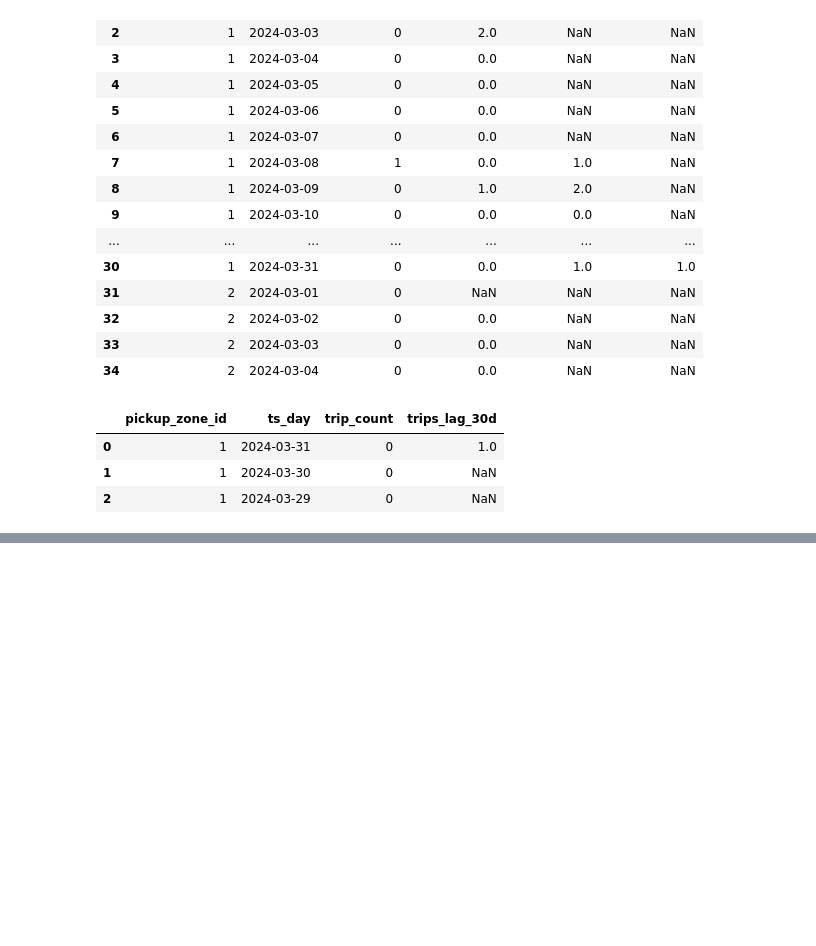
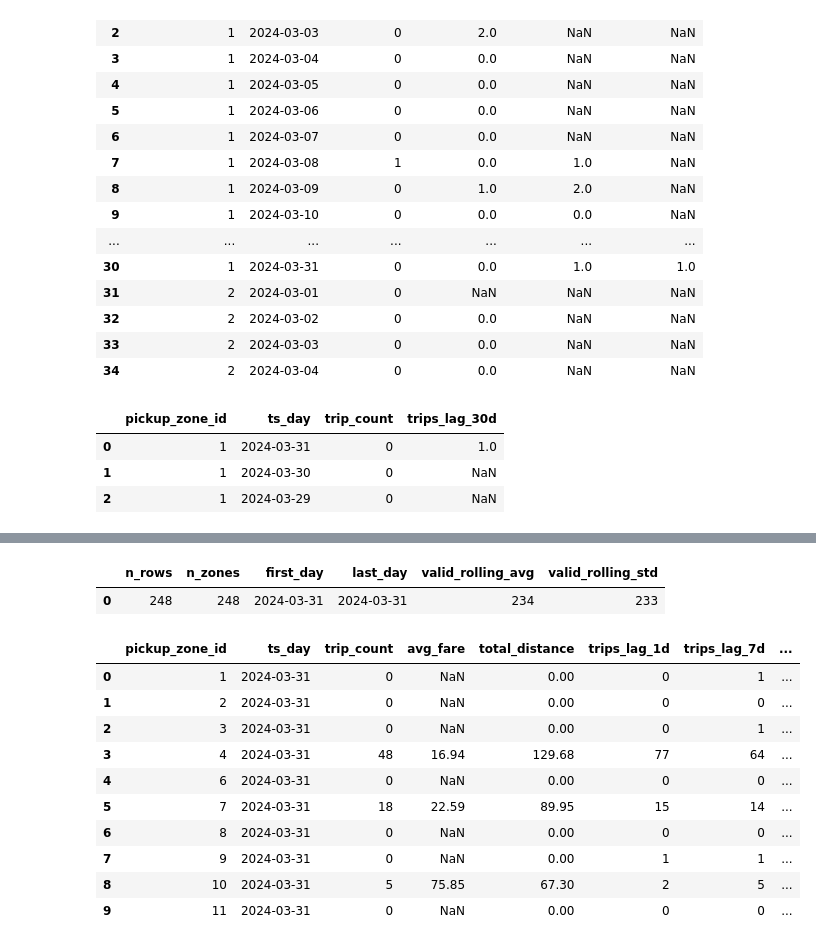
Before and after one commit to BorysZhyhalo/goit-rdb-hw-07, a Jupyter notebook: hw_07_rdb.ipynb, the cells around one changed output, grey strips where cells are left out. Drawn from its saved outputs; the diff is of its cells as text; code cells hidden in the pictures; blank space fills up the shorter version.

```diff
--- a/hw_07_rdb.ipynb
+++ b/hw_07_rdb.ipynb
@@ -291,0 +390,37 @@ display(pd.read_sql("""
+# %%
+#Validation
+display(pd.read_sql("""
+    SELECT
+        COUNT(*) AS n_rows,
+        COUNT(DISTINCT pickup_zone_id) AS n_zones,
+        MIN(ts_day) AS first_day,
+        MAX(ts_day) AS last_day,
+        COUNT(*) FILTER (
+            WHERE rolling_avg_fare_7d IS NOT NULL
+        ) AS valid_rolling_avg,
+        COUNT(*) FILTER (
+            WHERE rolling_std_fare_30d IS NOT NULL
+        ) AS valid_rolling_std
+    FROM v_t7_hw_taxi_features;
+""", engine))
+
+display(pd.read_sql("""
+    SELECT *
+    FROM v_t7_hw_taxi_features
+    ORDER BY pickup_zone_id
+    LIMIT 10;
+""", engine))
+# %% [output]
+|  | n_rows | n_zones | first_day | last_day | valid_rolling_avg | valid_rolling_std |
+| 0 | 248 | 248 | 2024-03-31 | 2024-03-31 | 234 | 233 |
+|  | pickup_zone_id | ts_day | trip_count | avg_fare | total_distance | trips_lag_1d | trips_lag_7d | ... |
+| 0 | 1 | 2024-03-31 | 0 | NaN | 0.00 | 0 | 1 | ... |
+| 1 | 2 | 2024-03-31 | 0 | NaN | 0.00 | 0 | 0 | ... |
+| 2 | 3 | 2024-03-31 | 0 | NaN | 0.00 | 0 | 1 | ... |
+| 3 | 4 | 2024-03-31 | 48 | 16.94 | 129.68 | 77 | 64 | ... |
+| 4 | 6 | 2024-03-31 | 0 | NaN | 0.00 | 0 | 0 | ... |
+| 5 | 7 | 2024-03-31 | 18 | 22.59 | 89.95 | 15 | 14 | ... |
+| 6 | 8 | 2024-03-31 | 0 | NaN | 0.00 | 0 | 0 | ... |
+| 7 | 9 | 2024-03-31 | 0 | NaN | 0.00 | 1 | 1 | ... |
+| 8 | 10 | 2024-03-31 | 5 | 75.85 | 67.30 | 2 | 5 | ... |
+| 9 | 11 | 2024-03-31 | 0 | NaN | 0.00 | 0 | 0 | ... |
```
Also changed, not shown: parts of 5 cells of this notebook.
